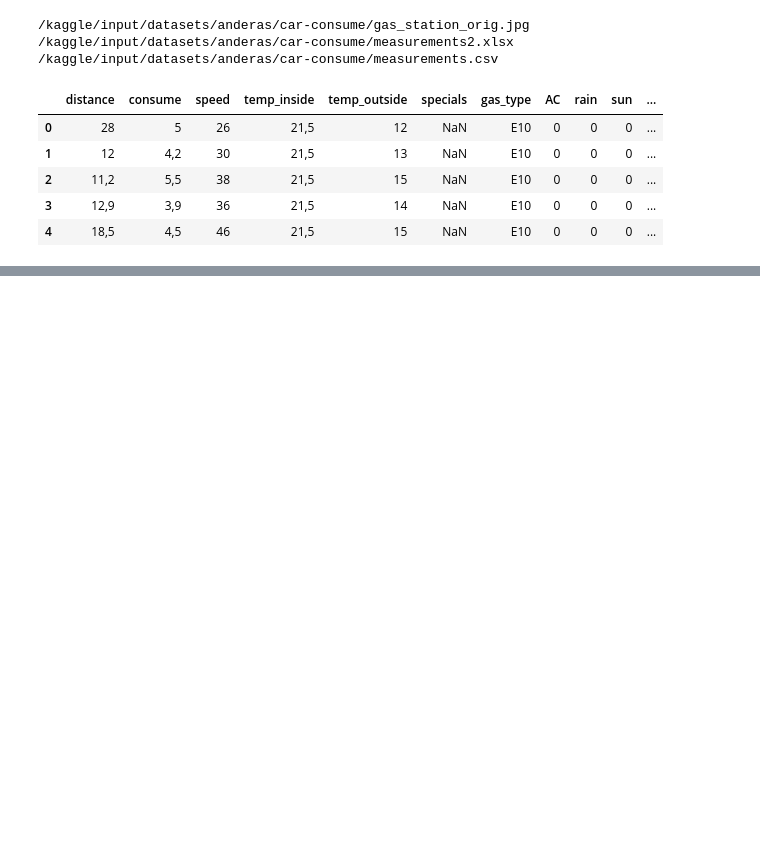
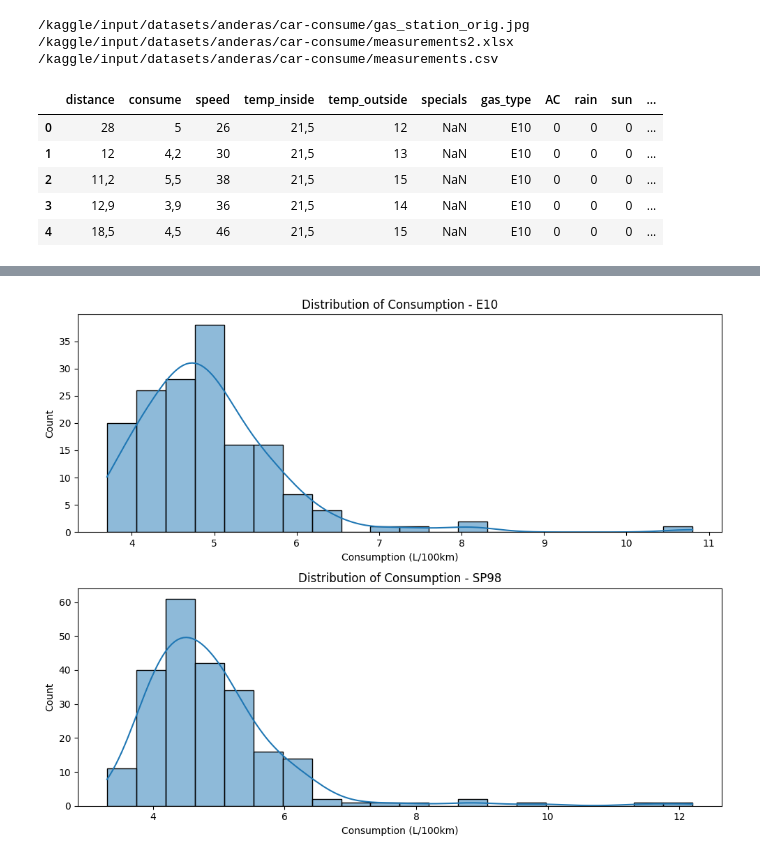
Before and after one commit to zakzakzak/kaggle, a Jupyter notebook: prediction-car-fuel.ipynb, the cells around one changed output, grey strips where cells are left out. Saved outputs shown, nothing was run; the diff lists cells and outputs as text; code cells hidden in the pictures; blank space fills up the shorter version.

```diff
--- a/prediction-car-fuel.ipynb
+++ b/prediction-car-fuel.ipynb
@@ -91,0 +117,19 @@ plt.show()
+# %%
+gas_types = df['gas_type'].unique()
+
+plt.figure(figsize=(10, 4 * len(gas_types)))
+
+for i, gas in enumerate(gas_types, 1):
+    plt.subplot(len(gas_types), 1, i)
+
+    subset = df[df['gas_type'] == gas]
+    sns.histplot(subset['consume'], bins=20, kde=True)
+
+    plt.title(f'Distribution of Consumption - {gas}')
+    plt.xlabel('Consumption (L/100km)')
+    plt.ylabel('Count')
+
+plt.tight_layout()
+plt.show()
+# %% [output]
+[figure, added]
```
Also changed, not shown: parts of 7 cells of this notebook.
